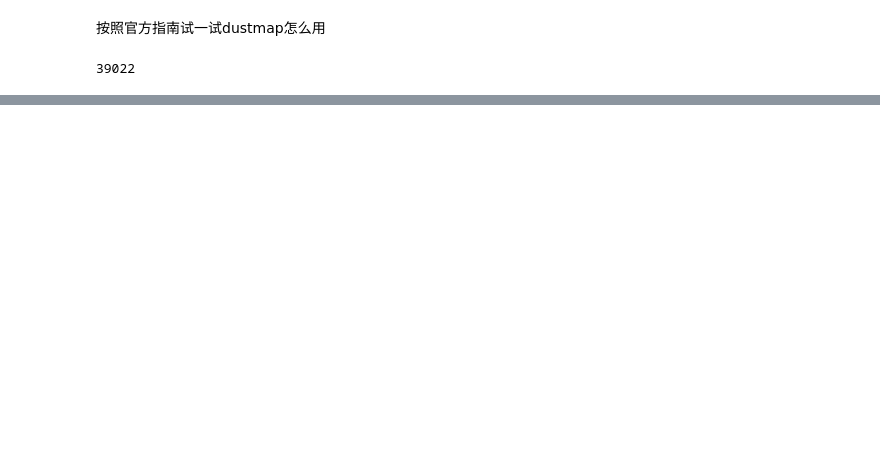
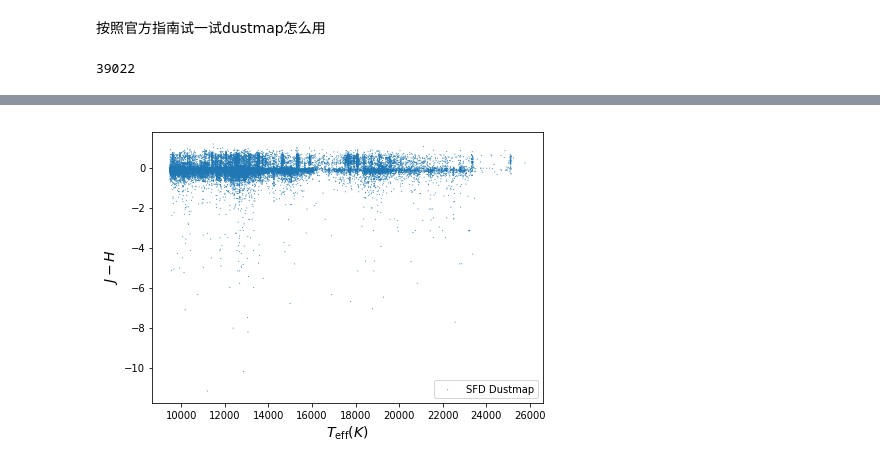
Before and after one commit to DengDingshan/OBIC_serious, a Jupyter notebook: SFD_dustmap.ipynb, the cells around one changed output, grey strips where cells are left out. Drawn from its saved outputs; the diff is of its cells as text; code cells hidden in the pictures; blank space fills up the shorter version.

```diff
--- a/SFD_dustmap.ipynb
+++ b/SFD_dustmap.ipynb
@@ -146,0 +139,12 @@ plt.scatter(new_catalog_teff,new_catalog_color)
+# %%
+plt.figure(1,figsize=(7, 5))
+plt.xlabel('$T_\mathrm{eff}(K)$',fontsize=14)
+plt.ylabel(ylabel,fontsize=14)
+
+plt.scatter(new_catalog_teff,new_catalog_color,s=1, edgecolors='None', alpha=1,label = 'SFD Dustmap')
+
+plt.legend(loc='lower right')
+plt.savefig(save+'SFD_dustmap_JHTeff.png',dpi=200)
+plt.show()
+# %% [output]
+[figure, added]
```
Also changed, not shown: parts of 6 cells of this notebook, 4 other files.
